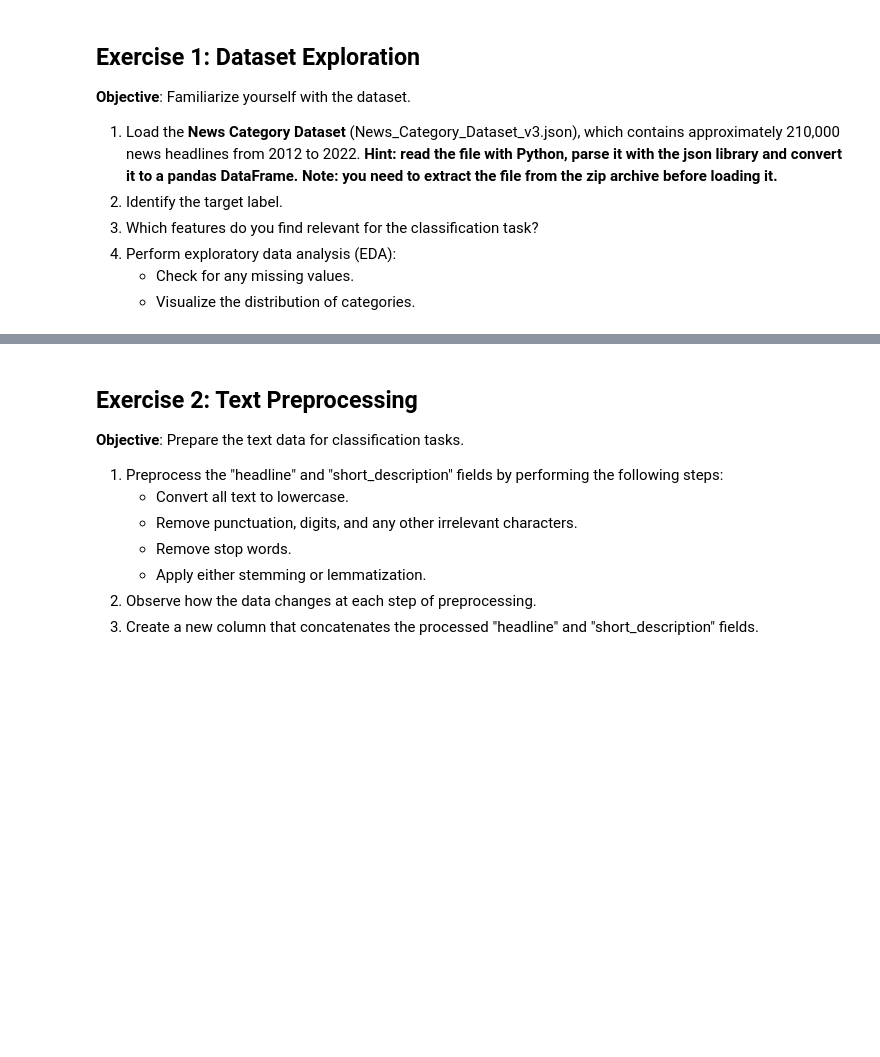
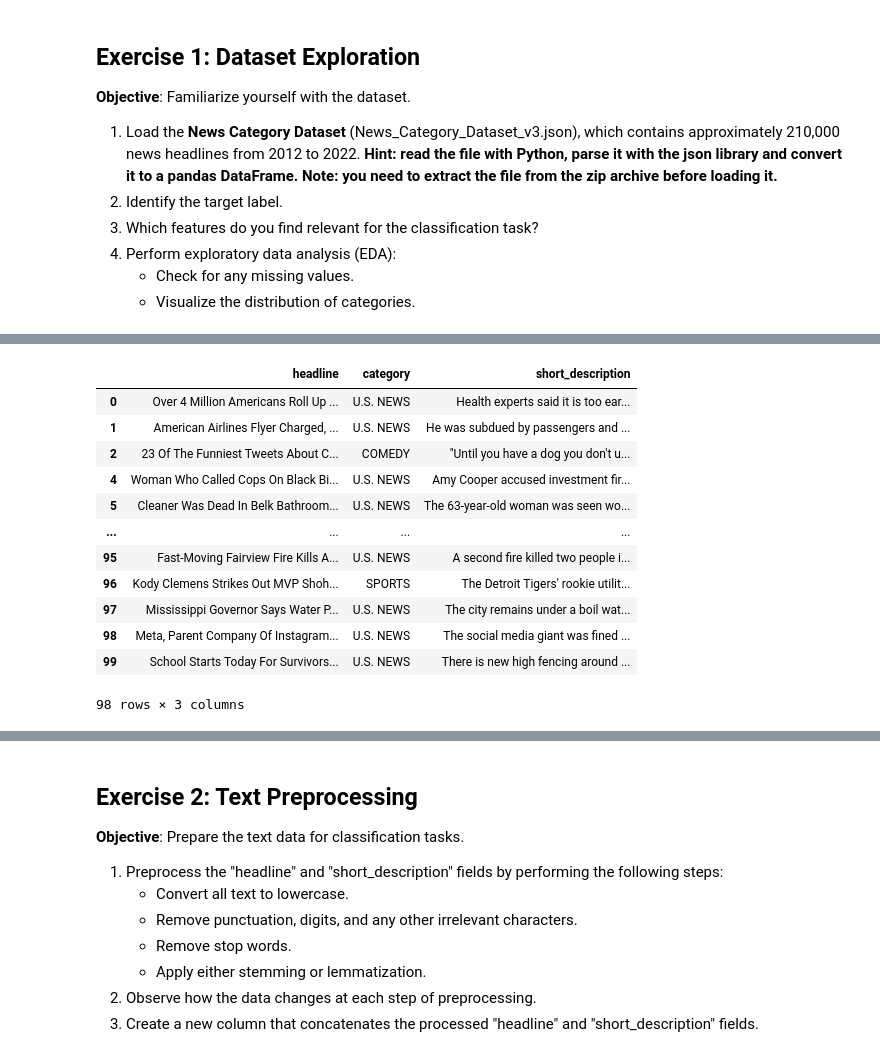
Before and after one commit to LCDA-UCP/tac-hands-on, a Jupyter notebook: exercises/session06-08/text_classification_exercises.ipynb, the cells around one changed output, grey strips where cells are left out. Drawn from its saved outputs; the diff is of its cells as text; code cells hidden in the pictures; blank space fills up the shorter version.

```diff
--- a/exercises/session06-08/text_classification_exercises.ipynb
+++ b/exercises/session06-08/text_classification_exercises.ipynb
@@ -13,0 +58,19 @@
+# %%
+top10 = top10.index
+
+df_i = df[df['category'].isin(top10)]
+df_i
+# %% [output]
+|  | headline | category | short_description |
+| 0 | Over 4 Million Americans Roll Up ... | U.S. NEWS | Health experts said it is too ear... |
+| 1 | American Airlines Flyer Charged, ... | U.S. NEWS | He was subdued by passengers and ... |
+| 2 | 23 Of The Funniest Tweets About C... | COMEDY | "Until you have a dog you don't u... |
+| 4 | Woman Who Called Cops On Black Bi... | U.S. NEWS | Amy Cooper accused investment fir... |
+| 5 | Cleaner Was Dead In Belk Bathroom... | U.S. NEWS | The 63-year-old woman was seen wo... |
+| ... | ... | ... | ... |
+| 95 | Fast-Moving Fairview Fire Kills A... | U.S. NEWS | A second fire killed two people i... |
+| 96 | Kody Clemens Strikes Out MVP Shoh... | SPORTS | The Detroit Tigers' rookie utilit... |
+| 97 | Mississippi Governor Says Water P... | U.S. NEWS | The city remains under a boil wat... |
+| 98 | Meta, Parent Company Of Instagram... | U.S. NEWS | The social media giant was fined ... |
+| 99 | School Starts Today For Survivors... | U.S. NEWS | There is new high fencing around ... |
+98 rows × 3 columns
```
Also changed, not shown: parts of 4 cells of this notebook, 3 other files.
